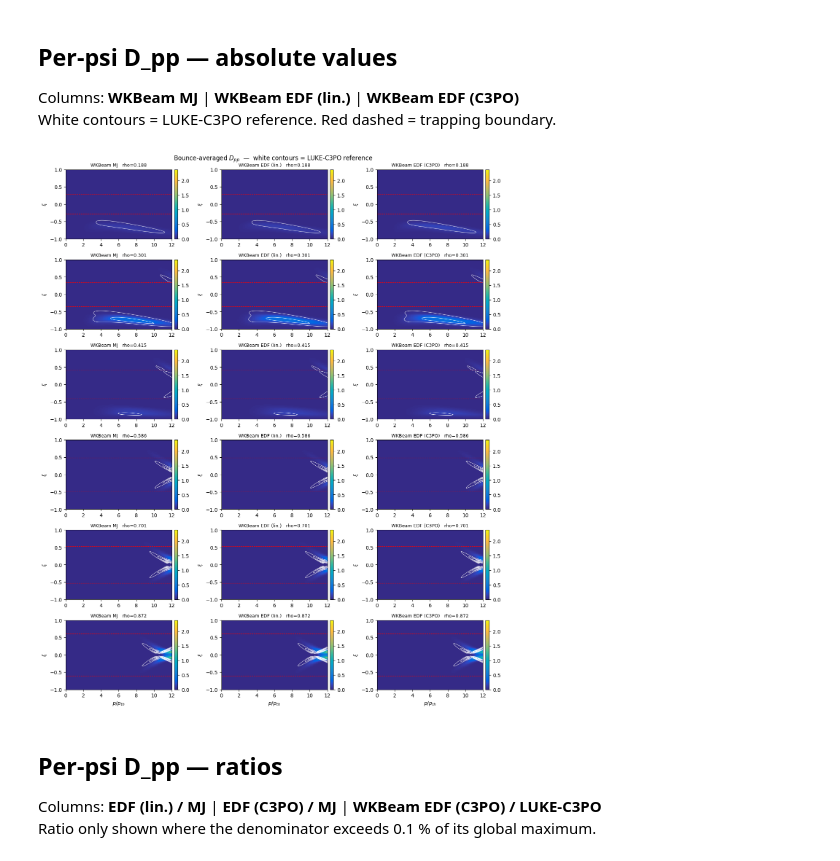
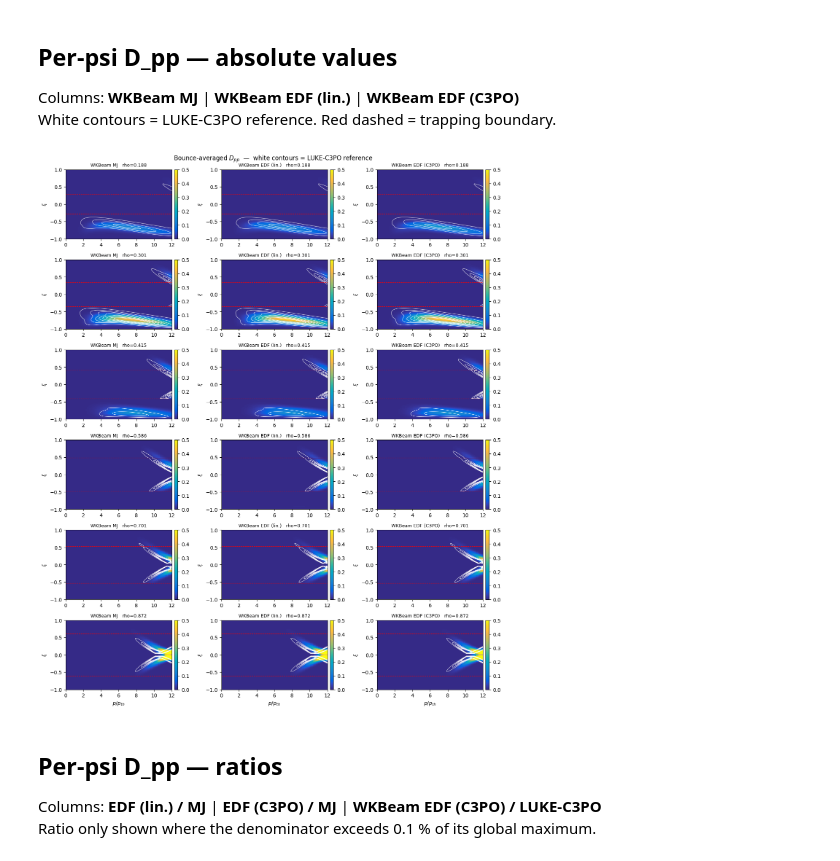
Before and after one commit to EwoutDevlaminck/WanKenoBEAM, a Jupyter notebook: QL_analysis_M_vs_EDF.ipynb, the cells around one changed output. Saved outputs shown, nothing was run; the diff lists cells and outputs as text; code cells hidden in the pictures.

```diff
--- a/QL_analysis_M_vs_EDF.ipynb
+++ b/QL_analysis_M_vs_EDF.ipynb
@@ -206,6 +206,7 @@ psi_indices = np.linspace(2, len(psi) - 2, 6, dtype=int)
 
 vmax = max(np.max(data_M['DRF_pp']), np.max(data_EDF['DRF_pp']),
            np.max(data_C3PO['DRF_pp']))
+vmax = 0.5
 contour_levels = np.linspace(0.05 * vmax, vmax, 8)
 
 wkb_runs = [
@@ -219,34 +220,34 @@ fig, axes = plt.subplots(len(psi_indices), 3,
 fig.suptitle(r'Bounce-averaged $D_{pp}$  —  white contours = LUKE-C3PO reference',
              fontsize=12)
 
 for row, ipsi in enumerate(psi_indices):
     rho_val = np.sqrt(psi[ipsi])
     trap    = data_M['Trapksi0'][ipsi]
     D_ref   = luke_c3po['DRF_pp'][:, :, ipsi]
 
     for col, (d, title) in enumerate(wkb_runs):
         ax = axes[row, col]
         D = d['DRF_pp'][:, :, ipsi]
         im = ax.pcolormesh(p_norm, ksi0, D,
                            cmap=parula_map, vmin=0, vmax=vmax, shading='auto')
         ax.contour(p_norm, ksi0, D_ref,
                    levels=contour_levels, colors='white', linewidths=0.6)
         ax.axhline( trap, color='r', lw=0.8, ls='--')
         ax.axhline(-trap, color='r', lw=0.8, ls='--')
         ax.set_xlim(0, p_max)
         ax.set_ylim(-1, 1)
         ax.set_ylabel(r'$\xi$', fontsize=9)
         ax.set_title(f'{title}   rho={rho_val:.3f}', fontsize=9)
         plt.colorbar(im, ax=ax, pad=0.02)
 
 for ax in axes[-1, :]:
     ax.set_xlabel(r'$p/p_{th}$', fontsize=10)
 
 plt.tight_layout()
 plt.savefig(output_dir + '/QL_Dpp_per_psi_absolute.png', dpi=150)
 plt.show()
 # %% [output]
-[figure, old version]
+[figure, new version]
 # %% [markdown]
 ## Per-psi D_pp — ratios
 
```
Also changed, not shown: parts of 8 cells of this notebook, 15 other files.
